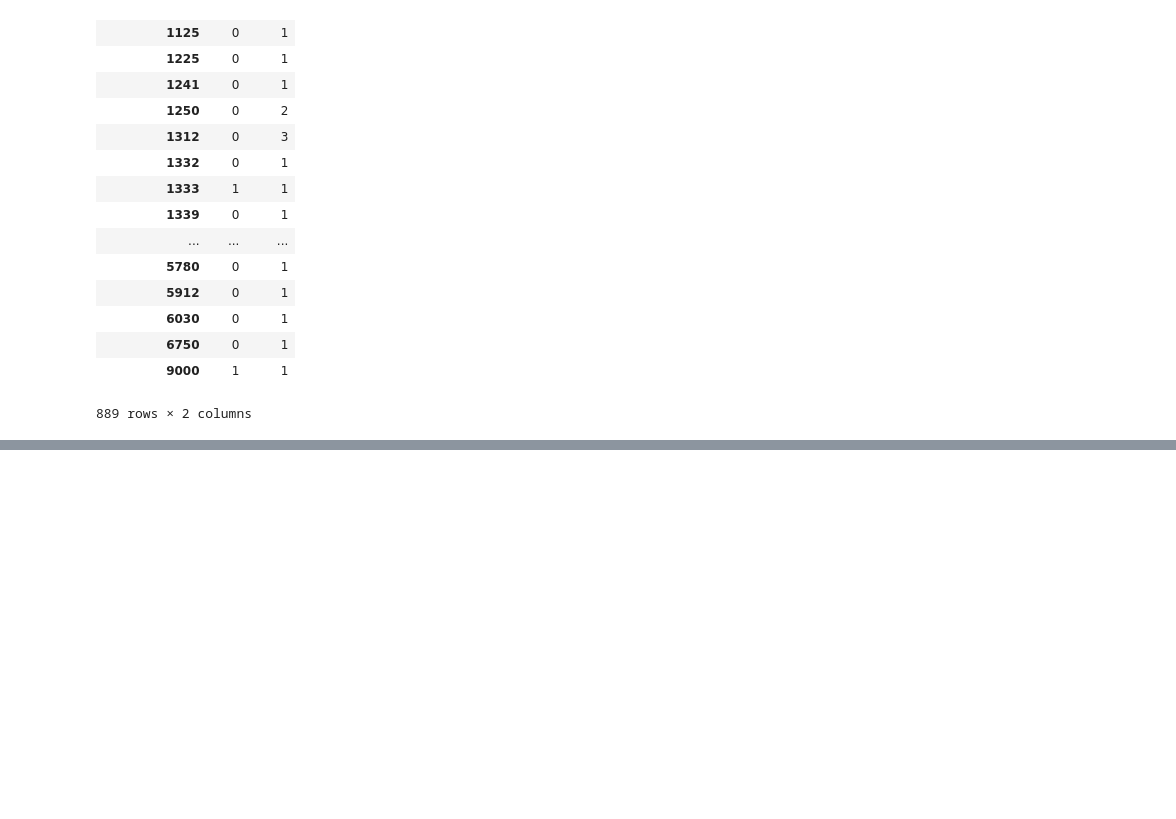
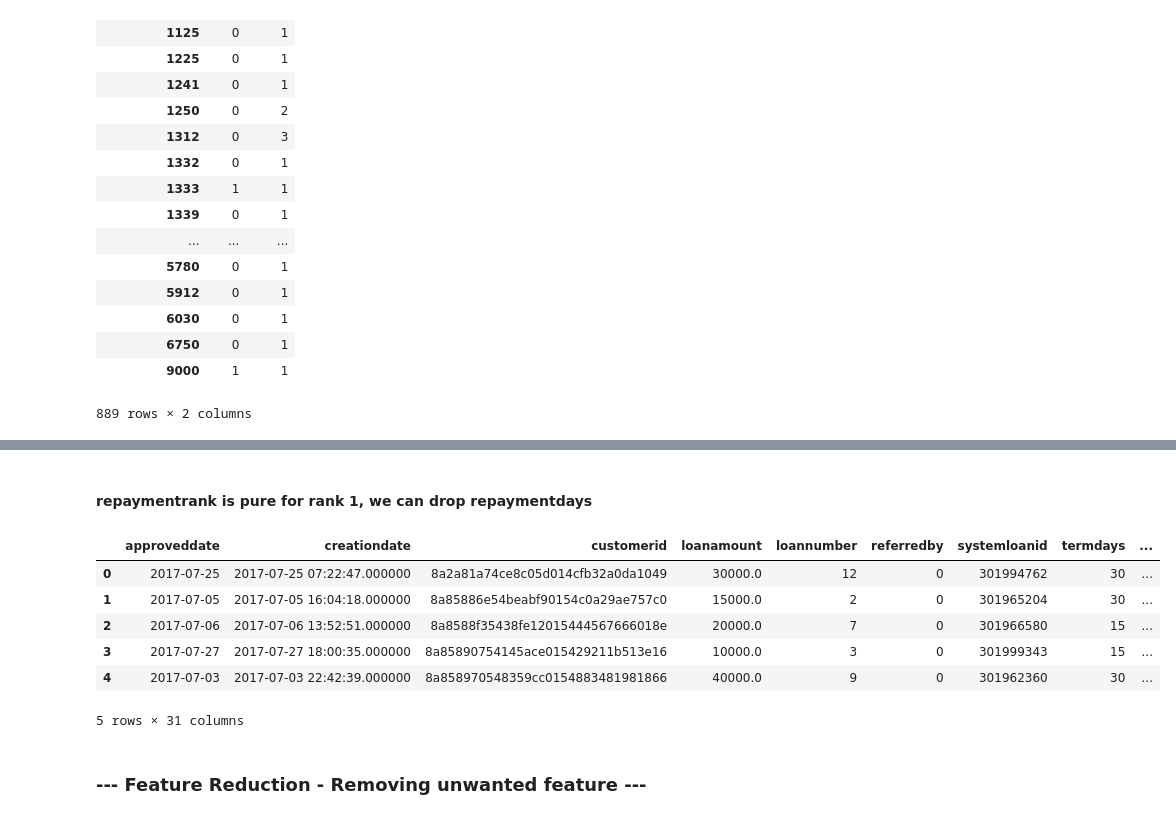
Before and after one commit to coderscraft/creditRisk, a Jupyter notebook: dataAnalysis.ipynb, the cells around one changed output, grey strips where cells are left out. Cells and saved outputs as stored; diff of their text form; code cells hidden in the pictures; blank space fills up the shorter version.

```diff
--- a/dataAnalysis.ipynb
+++ b/dataAnalysis.ipynb
@@ -425,0 +514,12 @@ pd.crosstab(traindata.avg_interest,traindata.good_bad_flag)
+# %%
+def getInterestRank(avgInterest):
+    if( avgInterest < 2500 ):
+        return 1
+    elif( avgInterest < 5000):
+        return 2
+    elif( avgInterest < 7500):
+        return 3
+    else:
+        return 4
+# %%
+traindata['avginterestrank'] = traindata['avg_interest'].apply(getInterestRank)
@@ -425,0 +565,12 @@ pd.crosstab(traindata.avg_interest,traindata.good_bad_flag)
+# %%
+def getRepaymetRank(repaymentDays):
+    if( repaymentDays < -200 ):
+        return 1
+    elif( repaymentDays < 0):
+        return 2
+    elif( repaymentDays < 200):
+        return 3
+    else:
+        return 4
+# %%
+traindata['repaymentrank'] = traindata['repaymentdays'].apply(getRepaymetRank)
@@ -425,0 +586,14 @@ pd.crosstab(traindata.avg_interest,traindata.good_bad_flag)
+# %% [markdown]
+#### repaymentrank is pure for rank 1, we can drop repaymentdays
+# %%
+traindata.head()
+# %% [output]
+|  | approveddate | creationdate | customerid | loanamount | loannumber | referredby | systemloanid | termdays | ... |
+| 0 | 2017-07-25 | 2017-07-25 07:22:47.000000 | 8a2a81a74ce8c05d014cfb32a0da1049 | 30000.0 | 12 | 0 | 301994762 | 30 | ... |
+| 1 | 2017-07-05 | 2017-07-05 16:04:18.000000 | 8a85886e54beabf90154c0a29ae757c0 | 15000.0 | 2 | 0 | 301965204 | 30 | ... |
+| 2 | 2017-07-06 | 2017-07-06 13:52:51.000000 | 8a8588f35438fe12015444567666018e | 20000.0 | 7 | 0 | 301966580 | 15 | ... |
+| 3 | 2017-07-27 | 2017-07-27 18:00:35.000000 | 8a85890754145ace015429211b513e16 | 10000.0 | 3 | 0 | 301999343 | 15 | ... |
+| 4 | 2017-07-03 | 2017-07-03 22:42:39.000000 | 8a858970548359cc0154883481981866 | 40000.0 | 9 | 0 | 301962360 | 30 | ... |
+5 rows × 31 columns
+# %% [markdown]
+### --- Feature Reduction - Removing unwanted feature ---
```
Also changed, not shown: parts of 41 cells of this notebook, 3 other files.
